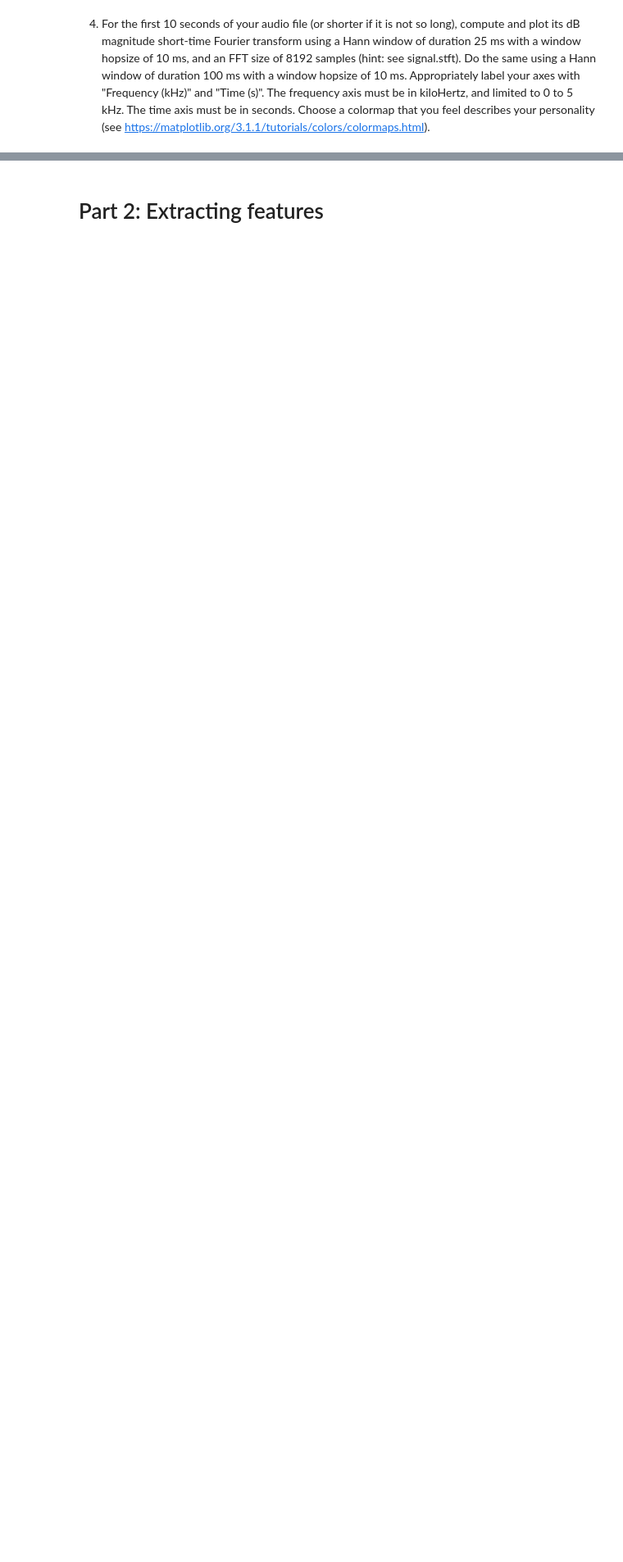
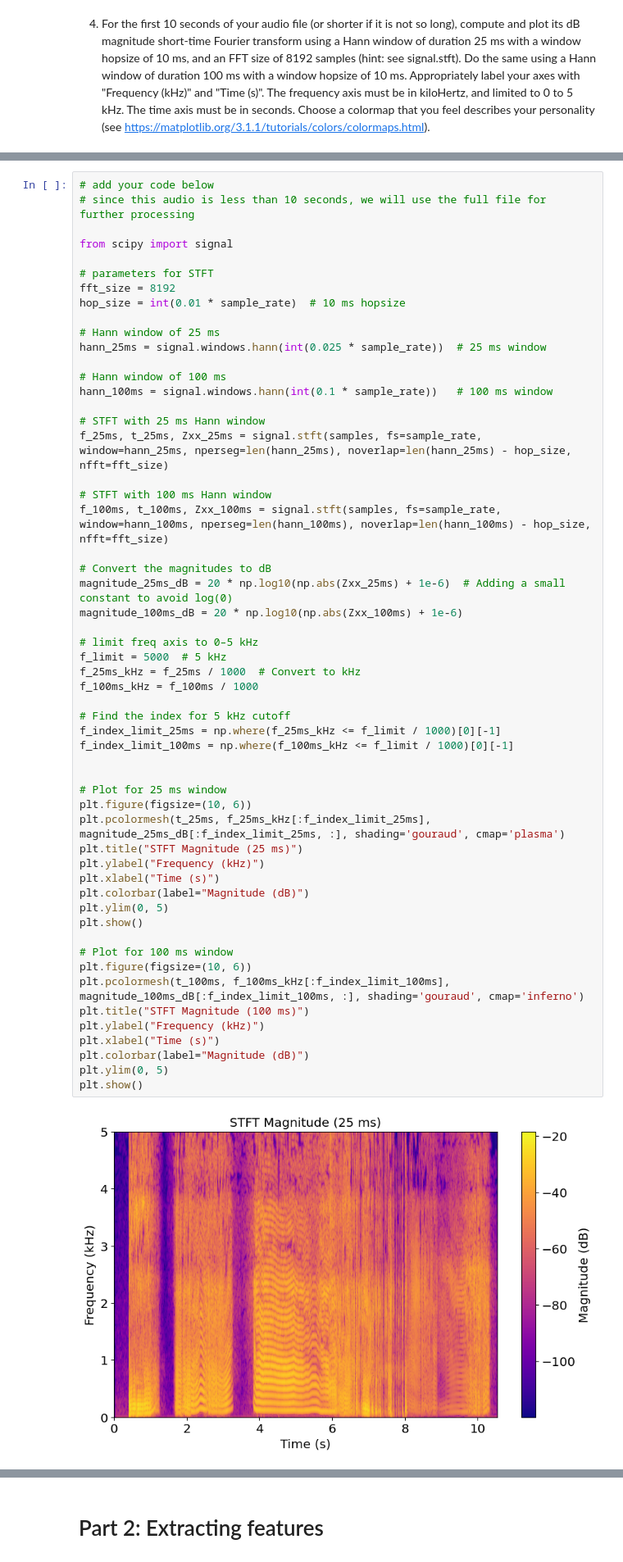
Before and after one commit to Charles0510/musicInformatics-DT2470, a Jupyter notebook: Lab/Lab1/DT2470_lab01-1.ipynb, the cells around one changed output, grey strips where cells are left out. Shown at 82% size. Drawn from its saved outputs; the diff is of its cells as text; blank space fills up the shorter version.

```diff
--- a/Lab/Lab1/DT2470_lab01-1.ipynb
+++ b/Lab/Lab1/DT2470_lab01-1.ipynb
@@ -86,0 +205,57 @@ plt.show()
+# %%
+# add your code below
+# since this audio is less than 10 seconds, we will use the full file for further processing
+
+from scipy import signal
+
+# parameters for STFT
+fft_size = 8192
+hop_size = int(0.01 * sample_rate)  # 10 ms hopsize
+
+# Hann window of 25 ms
+hann_25ms = signal.windows.hann(int(0.025 * sample_rate))  # 25 ms window
+
+# Hann window of 100 ms
+hann_100ms = signal.windows.hann(int(0.1 * sample_rate))   # 100 ms window
+
+# STFT with 25 ms Hann window
+f_25ms, t_25ms, Zxx_25ms = signal.stft(samples, fs=sample_rate, window=hann_25ms, nperseg=len(hann_25ms), noverlap=len(hann_25ms) - hop_size, nfft=fft_size)
+
+# STFT with 100 ms Hann window
+f_100ms, t_100ms, Zxx_100ms = signal.stft(samples, fs=sample_rate, window=hann_100ms, nperseg=len(hann_100ms), noverlap=len(hann_100ms) - hop_size, nfft=fft_size)
+
+# Convert the magnitudes to dB
+magnitude_25ms_dB = 20 * np.log10(np.abs(Zxx_25ms) + 1e-6)  # Adding a small constant to avoid log(0)
+magnitude_100ms_dB = 20 * np.log10(np.abs(Zxx_100ms) + 1e-6)
+
+# limit freq axis to 0–5 kHz
+f_limit = 5000  # 5 kHz
+f_25ms_kHz = f_25ms / 1000  # Convert to kHz
+f_100ms_kHz = f_100ms / 1000
+
+# Find the index for 5 kHz cutoff
+f_index_limit_25ms = np.where(f_25ms_kHz <= f_limit / 1000)[0][-1]
+f_index_limit_100ms = np.where(f_100ms_kHz <= f_limit / 1000)[0][-1]
+
+
+# Plot for 25 ms window
+plt.figure(figsize=(10, 6))
+plt.pcolormesh(t_25ms, f_25ms_kHz[:f_index_limit_25ms], magnitude_25ms_dB[:f_index_limit_25ms, :], shading='gouraud', cmap='plasma')
+plt.title("STFT Magnitude (25 ms)")
+plt.ylabel("Frequency (kHz)")
+plt.xlabel("Time (s)")
+plt.colorbar(label="Magnitude (dB)")
+plt.ylim(0, 5)
+plt.show()
+
+# Plot for 100 ms window
+plt.figure(figsize=(10, 6))
+plt.pcolormesh(t_100ms, f_100ms_kHz[:f_index_limit_100ms], magnitude_100ms_dB[:f_index_limit_100ms, :], shading='gouraud', cmap='inferno')
+plt.title("STFT Magnitude (100 ms)")
+plt.ylabel("Frequency (kHz)")
+plt.xlabel("Time (s)")
+plt.colorbar(label="Magnitude (dB)")
+plt.ylim(0, 5)
+plt.show()
+# %% [output]
+[figure, added]
```
Also changed, not shown: parts of 10 cells of this notebook.
